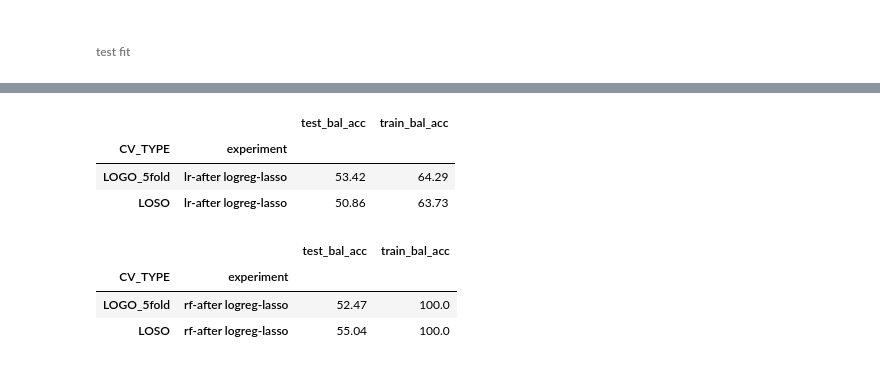
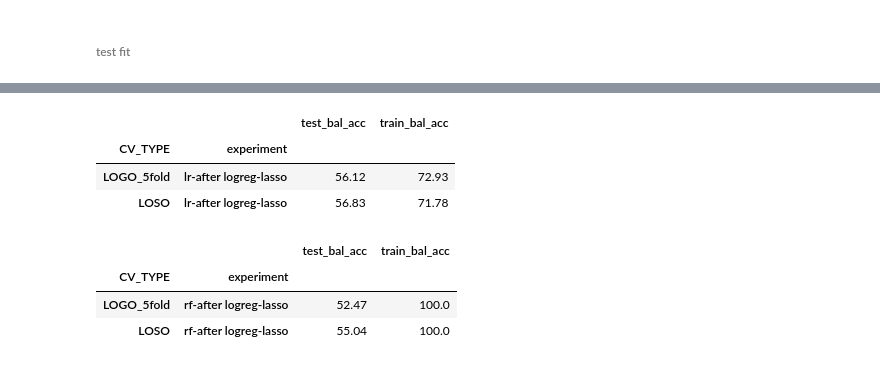
Before and after one commit to Jumabek/receptivity, a Jupyter notebook: analysis/Association Rule Mining.ipynb, the cells around one changed output, grey strips where cells are left out. Cells and saved outputs as stored; diff of their text form; code cells hidden in the pictures.

```diff
--- a/analysis/Association Rule Mining.ipynb
+++ b/analysis/Association Rule Mining.ipynb
@@ -560,2 +526,9 @@ dtype: float64
 # %% [markdown]
 ##### varience thresholding
+# %%
+STD_cutoff_threshold = agg_feature_percent_missing.std().sort_values().iloc[280]
+
+agg_feature_good_variance = agg_feature_percent_missing.iloc[
+    :,agg_feature_percent_missing.std().values>STD_cutoff_threshold
+]
+agg_feature_good_variance.shape, STD_cutoff_threshold
@@ -577,8 +576,4 @@ Text(200, 0.25, 'Cut off threshold')
 # %%
-STD_cutoff_threshold = agg_feature_percent_missing.std().sort_values().iloc[280]
-
-agg_feature_good_variance = agg_feature_percent_missing.iloc[:,agg_feature_percent_missing.std().values>STD_cutoff_threshold]
-agg_feature_good_variance.shape, STD_cutoff_threshold
 # %% [output]
 ((1580, 487), 0.042)
 # %% [markdown]
@@ -666,7 +657,7 @@ sns.heatmap(
 - find features to be eliminate
 - store kept features
 # %%
-PAIRWISE_CORR_THRESHOLD = 0.9
+PAIRWISE_CORR_THRESHOLD = 0.8
 D = Matrix.shape[0]
 eliminated_features = []
 
@@ -779,25 +786,26 @@ measure_catboost.groupby(['CV_TYPE','experiment']).mean()
 # %%
 feature_selection={'status':False}
 use_ray = False
 
 measure_catboost = run_classification(
     pd.merge(
         labels_arm[['receptivity']],
         impute(agg_feature_good_variance[
-            lasso_features
+            kept_features_after_pairwise_correlation
+            #lasso_features
         ])
         ,left_index=True, right_index=True
     ).reset_index(),
     use_ray=use_ray, feature_selection=feature_selection,
     experiment_name='lr-after logreg-lasso'
     , classifier_name='lr'
 )
 measure_catboost.groupby(['CV_TYPE','experiment']).mean()
 # %% [output]
 |  |  | test_bal_acc | train_bal_acc |
 | CV_TYPE | experiment |  |  |
-| LOGO_5fold | lr-after logreg-lasso | 53.42 | 64.29 |
-| LOSO | lr-after logreg-lasso | 50.86 | 63.73 |
+| LOGO_5fold | lr-after logreg-lasso | 56.12 | 72.93 |
+| LOSO | lr-after logreg-lasso | 56.83 | 71.78 |
 # %%
 feature_selection={'status':False}
 use_ray = False
```
Also changed, not shown: parts of 23 cells of this notebook, 1 other file.
